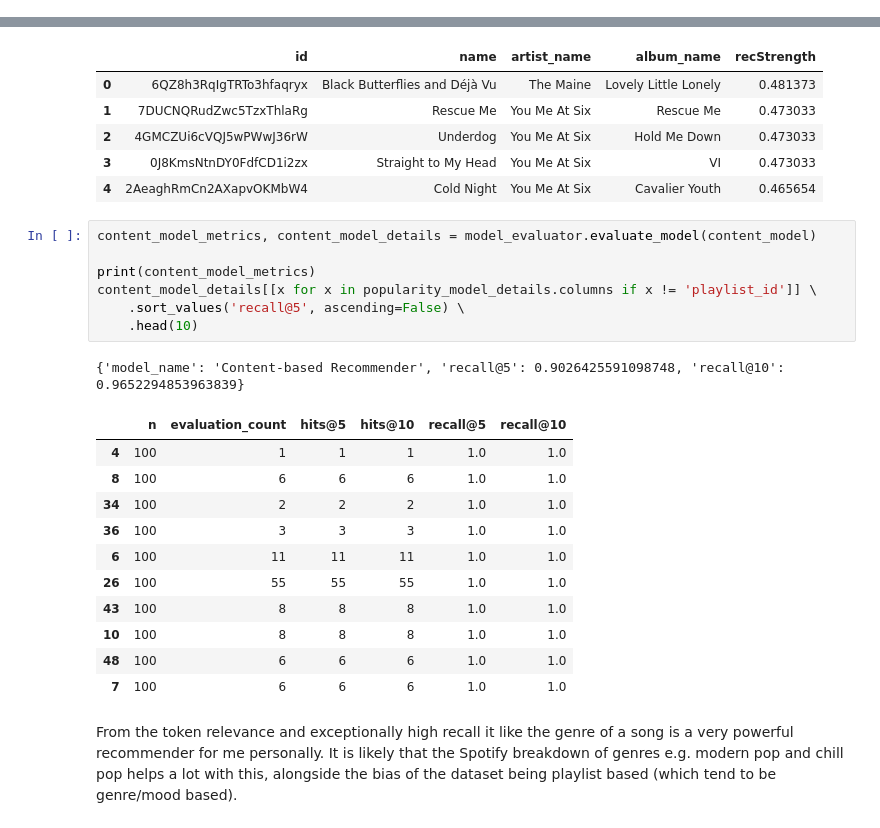
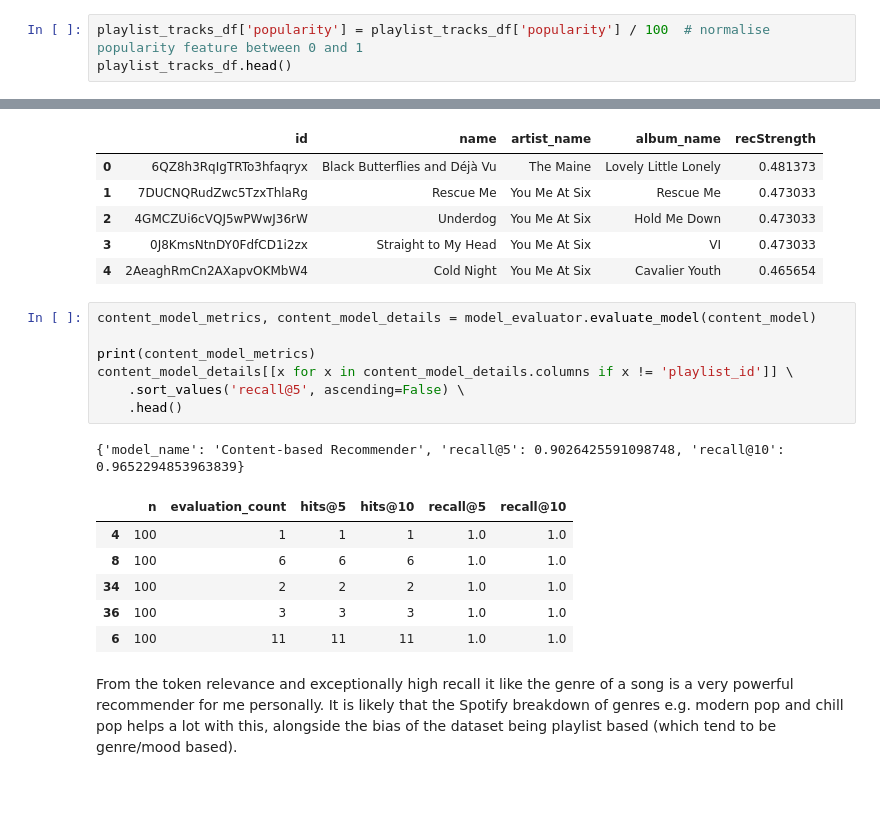
Before and after one commit to anthonyli358/spotify-recommender-systems, a Jupyter notebook: recommender_systems.ipynb, the cells around one changed output, grey strips where cells are left out. Cells and saved outputs as stored; diff of their text form; blank space fills up the shorter version.

```diff
--- a/recommender_systems.ipynb
+++ b/recommender_systems.ipynb
@@ -54,0 +44,3 @@ playlist_tracks_df.head()
+# %%
+playlist_tracks_df['popularity'] = playlist_tracks_df['popularity'] / 100  # normalise popularity feature between 0 and 1
+playlist_tracks_df.head()
@@ -327,23 +326,18 @@ content_model_recommendations_name[['id', 'name', 'artist_name', 'album_name', '
 # %%
 content_model_metrics, content_model_details = model_evaluator.evaluate_model(content_model)
 
 print(content_model_metrics)
-content_model_details[[x for x in popularity_model_details.columns if x != 'playlist_id']] \
+content_model_details[[x for x in content_model_details.columns if x != 'playlist_id']] \
     .sort_values('recall@5', ascending=False) \
-    .head(10)
+    .head()
 # %% [output]
 {'model_name': 'Content-based Recommender', 'recall@5': 0.9026425591098748, 'recall@10': 0.9652294853963839}
 |  | n | evaluation_count | hits@5 | hits@10 | recall@5 | recall@10 |
 | 4 | 100 | 1 | 1 | 1 | 1.0 | 1.0 |
 | 8 | 100 | 6 | 6 | 6 | 1.0 | 1.0 |
 | 34 | 100 | 2 | 2 | 2 | 1.0 | 1.0 |
 | 36 | 100 | 3 | 3 | 3 | 1.0 | 1.0 |
 | 6 | 100 | 11 | 11 | 11 | 1.0 | 1.0 |
-| 26 | 100 | 55 | 55 | 55 | 1.0 | 1.0 |
-| 43 | 100 | 8 | 8 | 8 | 1.0 | 1.0 |
-| 10 | 100 | 8 | 8 | 8 | 1.0 | 1.0 |
-| 48 | 100 | 6 | 6 | 6 | 1.0 | 1.0 |
-| 7 | 100 | 6 | 6 | 6 | 1.0 | 1.0 |
 # %% [markdown]
 From the token relevance and exceptionally high recall it like the genre of a song is a very powerful recommender for me personally. It is likely that the Spotify breakdown of genres e.g. modern pop and chill pop helps a lot with this, alongside the bias of the dataset being playlist based (which tend to be genre/mood based).
 # %% [markdown]
```
Also changed, not shown: parts of 32 cells of this notebook.
